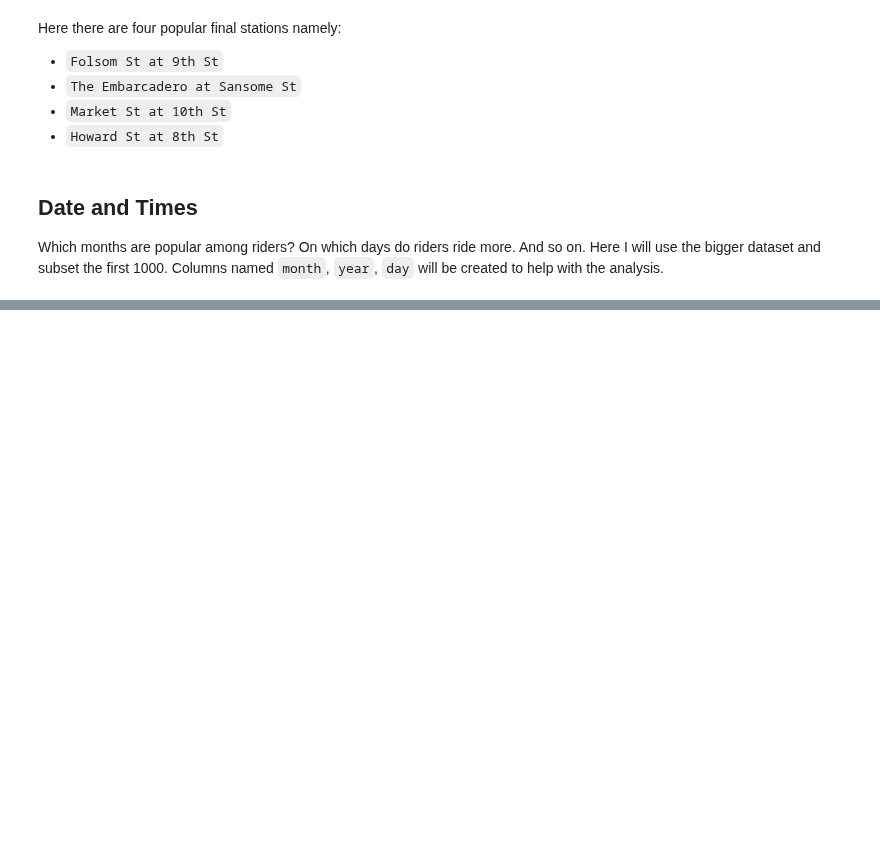
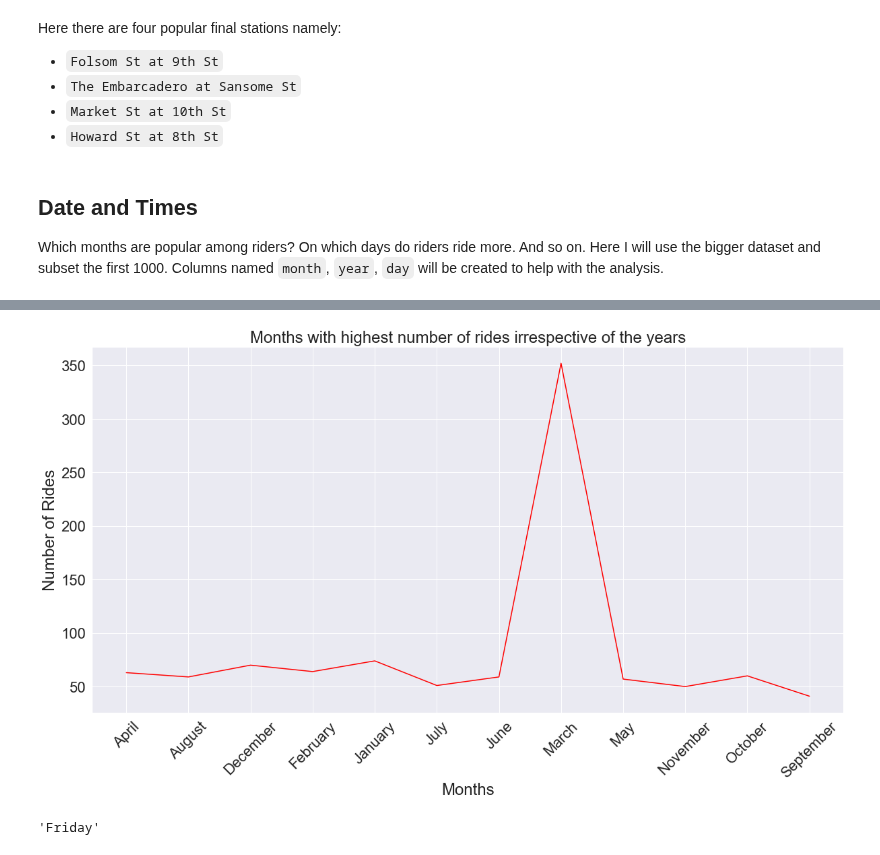
Before and after one commit to joeelorm/Projects, a Jupyter notebook: Data Cleaning/Data Cleaning.ipynb, the cells around one changed output, grey strips where cells are left out. Drawn from its saved outputs; the diff is of its cells as text; code cells hidden in the pictures; blank space fills up the shorter version.

```diff
--- a/Data Cleaning/Data Cleaning.ipynb
+++ b/Data Cleaning/Data Cleaning.ipynb
@@ -694,6 +694,9 @@ ride_sharing_1000.head()
 
 #Lets create the user_age and age_group columns for this new subset
 ride_sharing_1000['user_age'] = ride_sharing_1000.apply(lambda row: today.year - row['user_birth_year'], axis = 1)
+
+ride_sharing_1000['age_group'] = pd.cut(ride_sharing_1000['user_age'], bins, labels = labels)
+ride_sharing_1000.head(3)
 # %% [output]
 |  | duration | station_A_id | station_A_name | station_B_id | station_B_name | bike_id | user_birth_year | ... |
 | 0 | 12 minutes | 81 | Berry St at 4th St | 323 | Broadway at Kearny | 5480 | 1959 | ... |
@@ -704,2 +725,4 @@ ride_sharing_1000['user_age'] = ride_sharing_1000.apply(lambda row: today.year -
 # %%
-#Creating the month column to contain information on the months i
+#Creating the month column to contain information on the months in which the rides were made
+
+ride_sharing_1000['month'] = ride_sharing_1000.apply(lambda row: row['ride_date'].strftime('%B'), axis = 1)
@@ -705,0 +738,4 @@ ride_sharing_1000['user_age'] = ride_sharing_1000.apply(lambda row: today.year -
+# %%
+#Performing the groupby
+months = ride_sharing_1000.groupby('month')['bike_id'].count()
+months
@@ -705,0 +757,14 @@ ride_sharing_1000['user_age'] = ride_sharing_1000.apply(lambda row: today.year -
+# %%
+plt.figure(figsize = (20, 10))
+plt.plot(months, color = 'red')
+plt.xlabel('Months')
+plt.ylabel('Number of Rides')
+plt.xticks(rotation = 45)
+plt.title('Months with highest number of rides irrespective of the years')
+plt.show()
+# %% [output]
+[figure, added]
+# %%
+ride_sharing_1000['ride_date'][0].day_name()
+# %% [output]
+'Friday'
```
Also changed, not shown: parts of 6 cells of this notebook.
